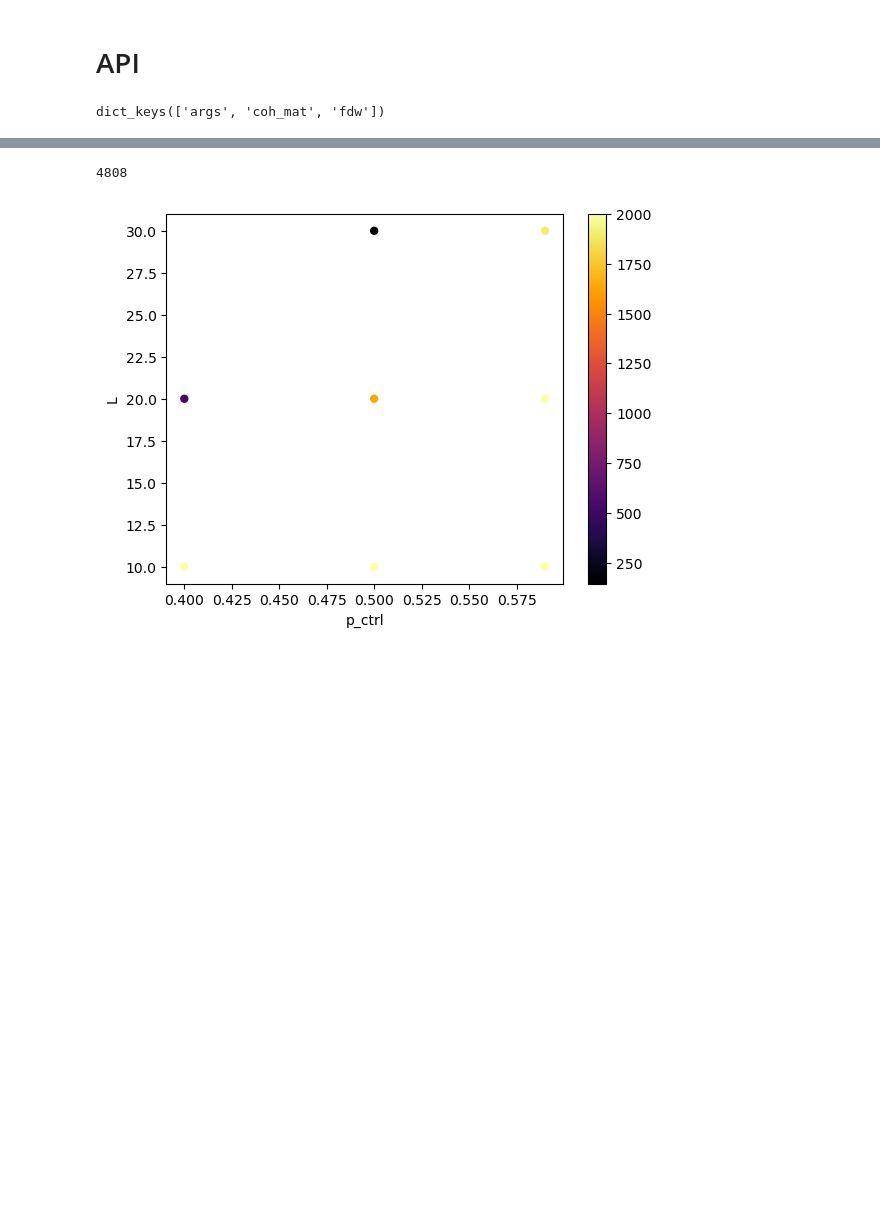
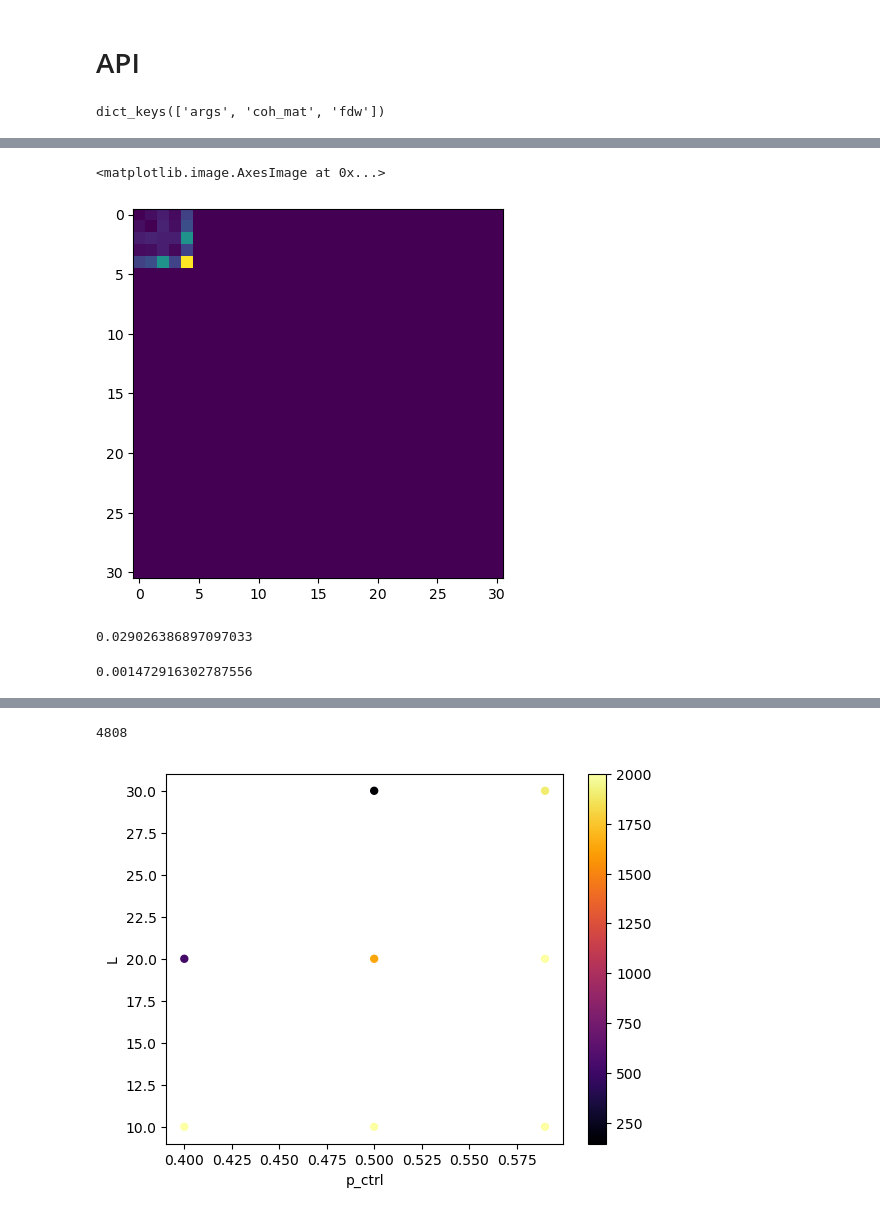
Before and after one commit to youtao1999/CT_MPS, a Jupyter notebook: FM_coherence.ipynb, the cells around one changed output, grey strips where cells are left out. Cells and saved outputs as stored; diff of their text form; code cells hidden in the pictures; blank space fills up the shorter version.

```diff
--- a/FM_coherence.ipynb
+++ b/FM_coherence.ipynb
@@ -84,0 +236,13 @@ df_MPS_0_T=convert_pd(data_MPS_0_T_dict,names=['Metrics','L','p_ctrl','p_proj','
+# %%
+plt.imshow(old_data[5])
+# %% [output]
+<matplotlib.image.AxesImage at 0x...>
+[figure, added]
+# %%
+(old_data[failded_idx].apply(np.sum)).mean()/2**L
+# %% [output]
+0.029026386897097033
+# %%
+(new_data[common_idx].apply(np.sum)).mean()/2**L
+# %% [output]
+0.001472916302787556
```
Also changed, not shown: parts of 35 cells of this notebook, 3 other files.
